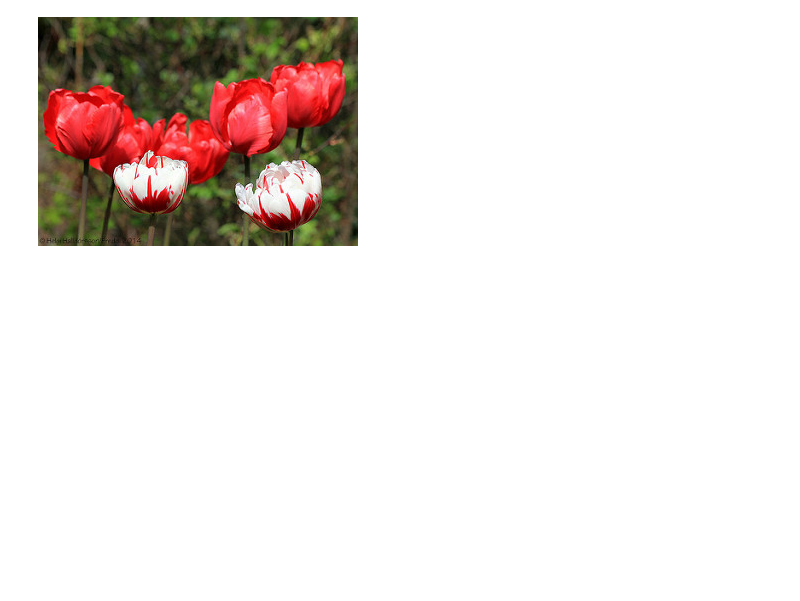
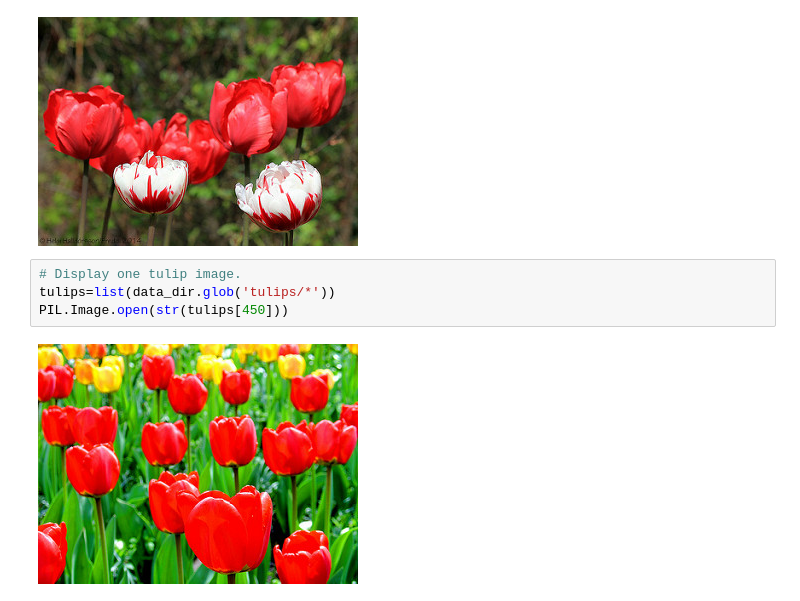
Before and after one commit to Piyushgit1912/Deep-Learning-Training, a Jupyter notebook: 03_image_classification_cnn/05_flower_cnn_v1_initial_attempt.ipynb, the cells around one changed output. Drawn from its saved outputs; the diff is of its cells as text; blank space fills up the shorter version.

Commit message:
Flower classification v1: Preview sample tulip image (Cell 10)

```diff
--- a/03_image_classification_cnn/05_flower_cnn_v1_initial_attempt.ipynb
+++ b/03_image_classification_cnn/05_flower_cnn_v1_initial_attempt.ipynb
@@ -64,3 +64,9 @@ roses[:5]
 PIL.Image.open(str(roses[50]))
 # %% [output]
 [figure]
+# %%
+# Display one tulip image.
+tulips=list(data_dir.glob('tulips/*'))
+PIL.Image.open(str(tulips[450]))
+# %% [output]
+[figure, added]
```
